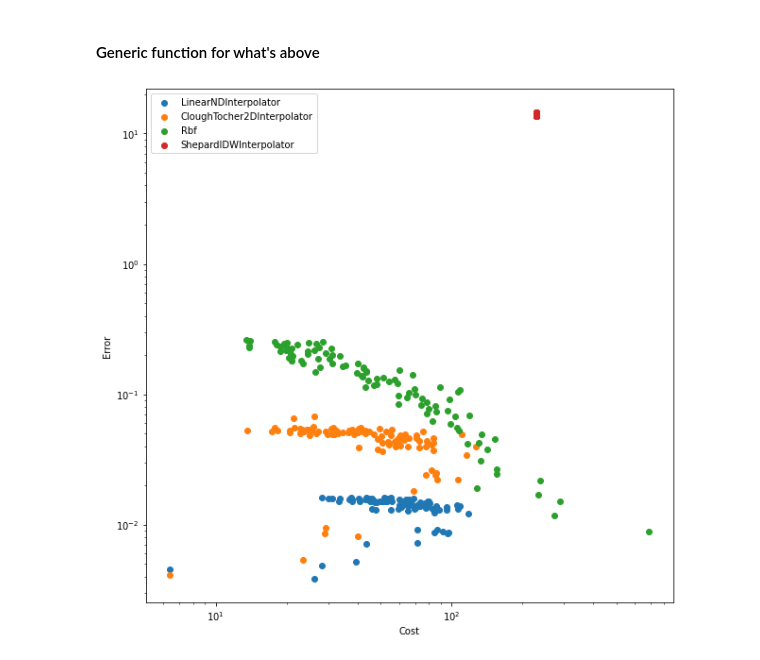
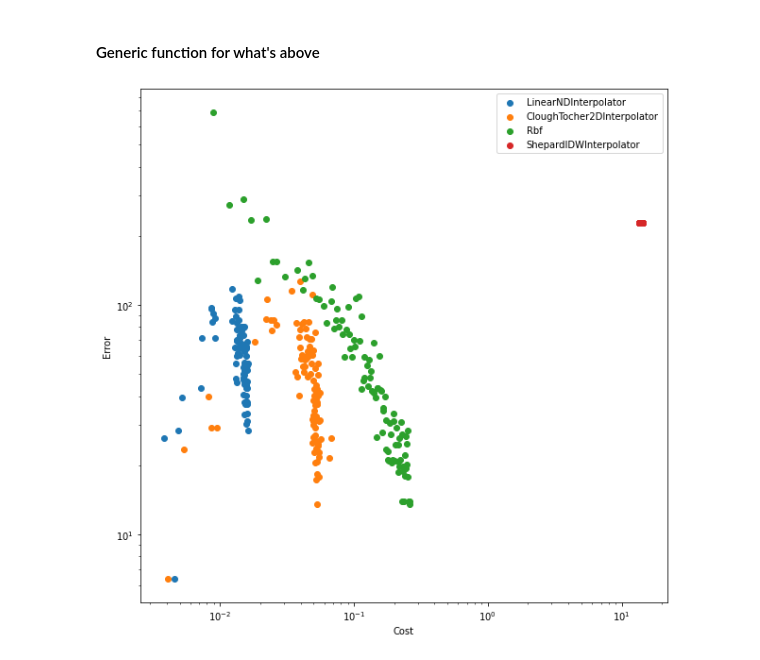
Before and after one commit to nlumiere/Interpolation-Techniques, a Jupyter notebook: exploratory.ipynb, the cells around one changed output. Cells and saved outputs as stored; diff of their text form; code cells hidden in the pictures.

```diff
--- a/exploratory.ipynb
+++ b/exploratory.ipynb
@@ -34,0 +64,27 @@ plt.show()
+# %%
+q = np.quantile(Zpp, 0.9)
+hi_y, hi_x = np.where(Zpp > q)
+
+left_edge = np.where(hi_x == 1)[0]
+right_edge = np.where(hi_x == 498)[0]
+if len(left_edge) > 0 and len(right_edge) > 0:
+    keep = []
+    for n in range(len(hi_x)):
+        if n not in left_edge and n not in right_edge: keep.append(n)
+    keep = np.array(keep)
+    hi_x = hi_x[keep]
+    hi_y = hi_y[keep]
+top_edge = np.where(hi_y == 1)[0]
+bottom_edge = np.where(hi_y == 498)[0]
+if len(top_edge) > 0 and len(bottom_edge) > 0:
+    keep = []
+    for n in range(len(hi_y)):
+        if n not in top_edge and n not in bottom_edge: keep.append(n)
+    keep = np.array(keep)
+    hi_x = hi_x[keep]
+    hi_y = hi_y[keep]
+
+plt.figure(figsize=(6,6))
+plt.imshow(Zpp, cmap='binary')
+plt.scatter(hi_x, hi_y)
+plt.show()
@@ -129,14 +189,14 @@ errs4, costs4 = accuracy_and_cost(ShepardIDWInterpolator, n=100)
 # %%
 plt.figure(figsize=(10,10))
 plt.yscale('log')
 plt.xscale('log')
-plt.scatter(errs1, costs1, label='LinearNDInterpolator')
-plt.scatter(errs2, costs2, label='CloughTocher2DInterpolator')
-plt.scatter(errs3, costs3, label='Rbf')
-plt.scatter(errs4, costs4, label='ShepardIDWInterpolator')
+plt.scatter(costs1, errs1, label='LinearNDInterpolator')
+plt.scatter(costs2, errs2, label='CloughTocher2DInterpolator')
+plt.scatter(costs3, errs3, label='Rbf')
+plt.scatter(costs4, errs4, label='ShepardIDWInterpolator')
 plt.xlabel('Cost')
 plt.ylabel('Error')
 plt.legend()
 plt.show()
 # %% [output]
-[figure, old version]
+[figure, new version]
```
Also changed, not shown: parts of 6 cells of this notebook.
